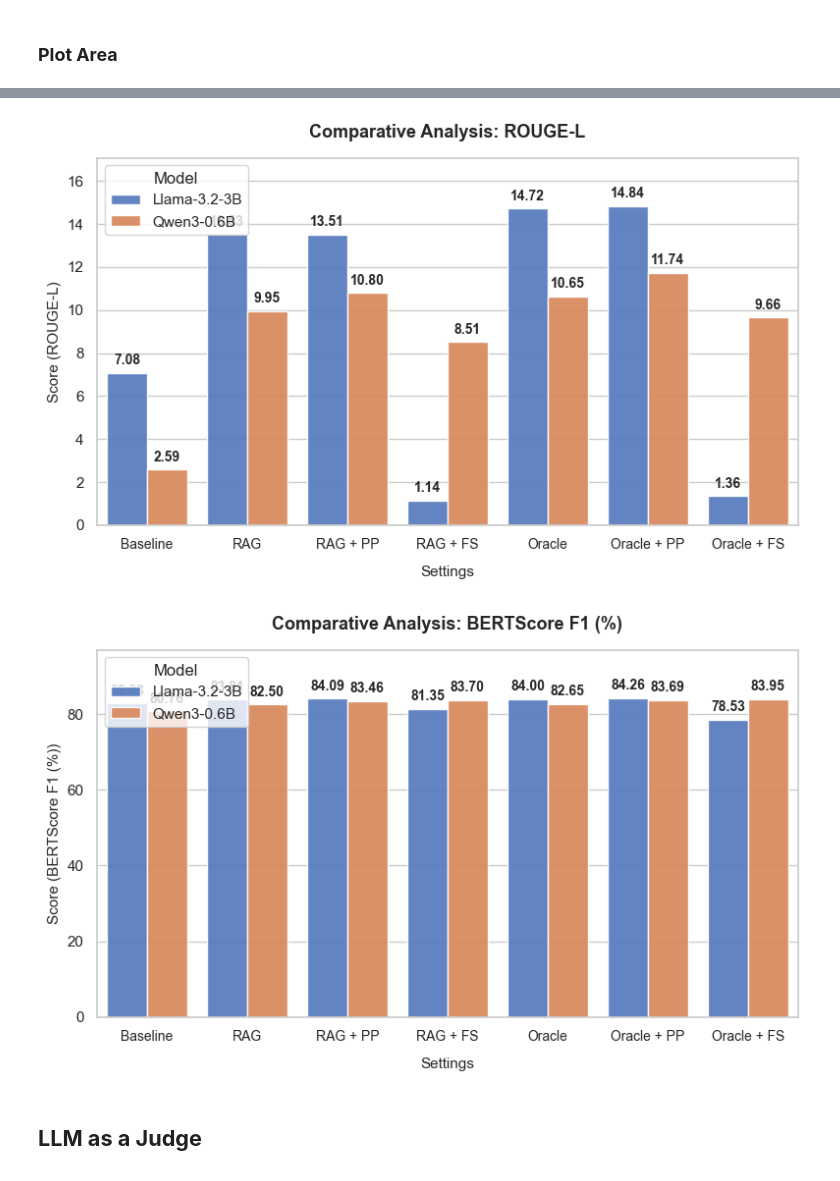
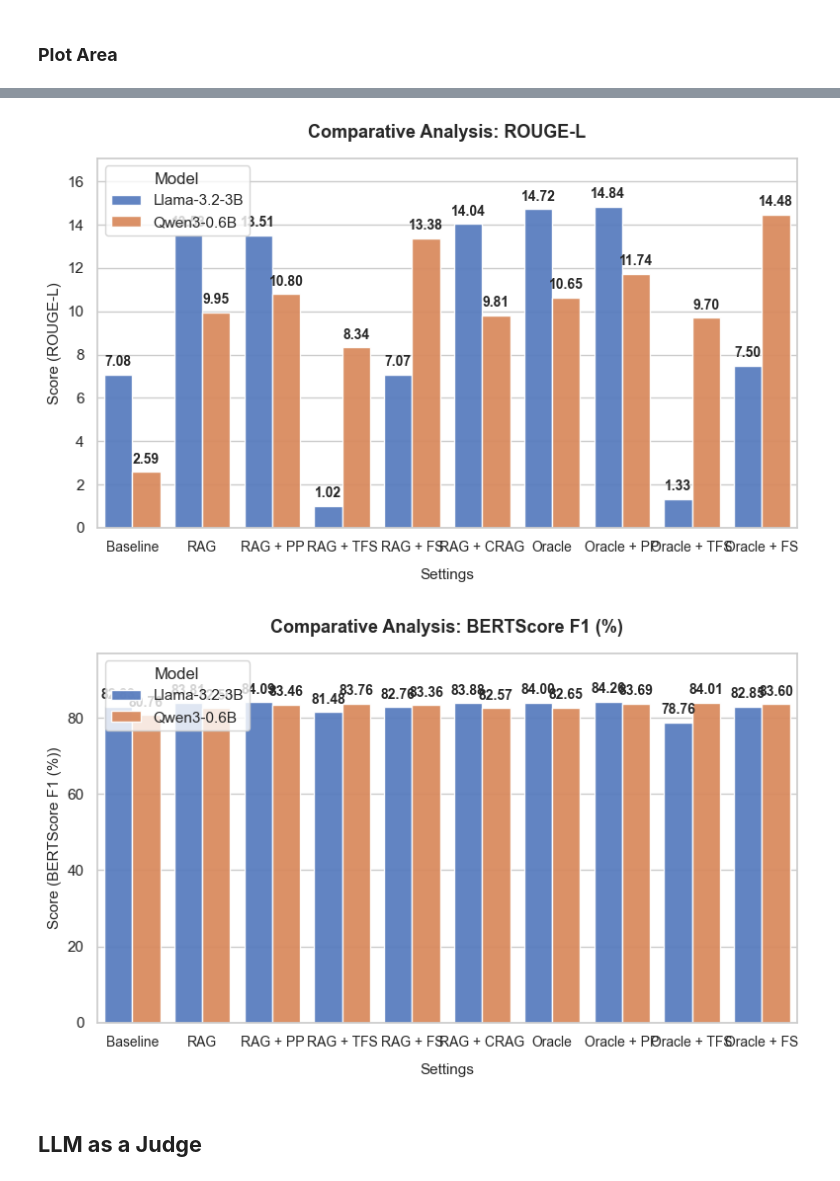
Before and after one commit to Matt12699/MNLP_Project_2026, a Jupyter notebook: HW2/augmented_generation.ipynb, the cells around one changed output, grey strips where cells are left out. Cells and saved outputs as stored; diff of their text form; code cells hidden in the pictures.

```diff
--- a/HW2/augmented_generation.ipynb
+++ b/HW2/augmented_generation.ipynb
@@ -905,13 +1177,26 @@ Llama_RAG_blind_answers_personalized = load_jsonl("hit_k_1_-all-blind-Llama-3.2-
 Llama_Oracle_test_answers_personalized = load_jsonl("hit_k_1_-all-test-Llama-3.2-3B-Instruct-oracle-personalized.jsonl", NO_REQUESTED_OUTPUTS_DIR if not kaggle else JSON_DIR)
 Llama_Oracle_blind_answers_personalized = load_jsonl("hit_k_1_-all-blind-Llama-3.2-3B-Instruct-oracle-personalized.jsonl", NO_REQUESTED_OUTPUTS_DIR if not kaggle else JSON_DIR)
 
-# Few-Shot prompting strategy
+# Train Few-Shot prompting strategy
 
 Llama_RAG_test_answers_train_few_shots = load_jsonl("hit_k_1_-all-test-Llama-3.2-3B-Instruct-train-few-shots.jsonl", OUTPUTS_DIR if not kaggle else JSON_DIR)
 Llama_RAG_blind_answers_train_few_shots = load_jsonl("hit_k_1_-all-blind-Llama-3.2-3B-Instruct-train-few-shots.jsonl", OUTPUTS_DIR if not kaggle else JSON_DIR)
 
 Llama_Oracle_test_answers_train_few_shots = load_jsonl("hit_k_1_-all-test-Llama-3.2-3B-Instruct-oracle-train-few-shots.jsonl", NO_REQUESTED_OUTPUTS_DIR if not kaggle else JSON_DIR)
 Llama_Oracle_blind_answers_train_few_shots = load_jsonl("hit_k_1_-all-blind-Llama-3.2-3B-Instruct-oracle-train-few-shots.jsonl", NO_REQUESTED_OUTPUTS_DIR if not kaggle else JSON_DIR)
+
+# Few-Shot prompting strategy
+
+Llama_RAG_test_answers_few_shots = load_jsonl("hit_k_1_-all-test-Llama-3.2-3B-Instruct-few-shots.jsonl", OUTPUTS_DIR if not kaggle else JSON_DIR)
+Llama_RAG_blind_answers_few_shots = load_jsonl("hit_k_1_-all-blind-Llama-3.2-3B-Instruct-few-shots.jsonl", OUTPUTS_DIR if not kaggle else JSON_DIR)
+
+Llama_Oracle_test_answers_few_shots = load_jsonl("hit_k_1_-all-test-Llama-3.2-3B-Instruct-oracle-few-shots.jsonl", NO_REQUESTED_OUTPUTS_DIR if not kaggle else JSON_DIR)
+Llama_Oracle_blind_answers_few_shots = load_jsonl("hit_k_1_-all-blind-Llama-3.2-3B-Instruct-oracle-few-shots.jsonl", NO_REQUESTED_OUTPUTS_DIR if not kaggle else JSON_DIR)
+
+# CRAG strategy
+
+Llama_RAG_test_answers_crag = load_jsonl("hit_k_1_-all-test-Llama-3.2-3B-Instruct-crag.jsonl", OUTPUTS_DIR if not kaggle else JSON_DIR)
+Llama_RAG_blind_answers_crag = load_jsonl("hit_k_1_-all-blind-Llama-3.2-3B-Instruct-crag.jsonl", OUTPUTS_DIR if not kaggle else JSON_DIR)
 
 # ==========================================
 # Reloading Qwen 0.6B (o 2.5)
@@ -937,13 +1222,26 @@ Qwen_RAG_blind_answers_personalized = load_jsonl("hit_k_1_-all-blind-Qwen3-0.6B-
 Qwen_Oracle_test_answers_personalized = load_jsonl("hit_k_1_-all-test-Qwen3-0.6B-oracle-personalized.jsonl", NO_REQUESTED_OUTPUTS_DIR if not kaggle else JSON_DIR)
 Qwen_Oracle_blind_answers_personalized = load_jsonl("hit_k_1_-all-blind-Qwen3-0.6B-oracle-personalized.jsonl", NO_REQUESTED_OUTPUTS_DIR if not kaggle else JSON_DIR)
 
-# Few-Shot prompting strategy
+# Train Few-Shot prompting strategy
 
 Qwen_RAG_test_answers_train_few_shots = load_jsonl("hit_k_1_-all-test-Qwen3-0.6B-train-few-shots.jsonl", OUTPUTS_DIR if not kaggle else JSON_DIR)
 Qwen_RAG_blind_answers_train_few_shots = load_jsonl("hit_k_1_-all-blind-Qwen3-0.6B-train-few-shots.jsonl", OUTPUTS_DIR if not kaggle else JSON_DIR)
 
 Qwen_Oracle_test_answers_train_few_shots = load_jsonl("hit_k_1_-all-test-Qwen3-0.6B-oracle-train-few-shots.jsonl", NO_REQUESTED_OUTPUTS_DIR if not kaggle else JSON_DIR)
 Qwen_Oracle_blind_answers_train_few_shots = load_jsonl("hit_k_1_-all-blind-Qwen3-0.6B-oracle-train-few-shots.jsonl", NO_REQUESTED_OUTPUTS_DIR if not kaggle else JSON_DIR)
+
+# Few-Shot prompting strategy
+
+Qwen_RAG_test_answers_few_shots = load_jsonl("hit_k_1_-all-test-Qwen3-0.6B-few-shots.jsonl", OUTPUTS_DIR if not kaggle else JSON_DIR)
+Qwen_RAG_blind_answers_few_shots = load_jsonl("hit_k_1_-all-blind-Qwen3-0.6B-few-shots.jsonl", OUTPUTS_DIR if not kaggle else JSON_DIR)
+
+Qwen_Oracle_test_answers_few_shots = load_jsonl("hit_k_1_-all-test-Qwen3-0.6B-oracle-few-shots.jsonl", NO_REQUESTED_OUTPUTS_DIR if not kaggle else JSON_DIR)
+Qwen_Oracle_blind_answers_few_shots = load_jsonl("hit_k_1_-all-blind-Qwen3-0.6B-oracle-few-shots.jsonl", NO_REQUESTED_OUTPUTS_DIR if not kaggle else JSON_DIR)
+
+# CRAG strategy
+
+Qwen_RAG_test_answers_crag = load_jsonl("hit_k_1_-all-test-Qwen3-0.6B-crag.jsonl", OUTPUTS_DIR if not kaggle else JSON_DIR)
+Qwen_RAG_blind_answers_crag = load_jsonl("hit_k_1_-all-blind-Qwen3-0.6B-crag.jsonl", OUTPUTS_DIR if not kaggle else JSON_DIR)
 # %% [output]
 Loading Llama results...
 ✅ File loaded successfully: C:/Users/djmat/Desktop/Magistrale - Engineering in CS and AI - Sapienza/Multilingual_Natural_Language_Processing/MNLP_Project_2026\no_requested_outputs\hit_k_1_-all-test-Ll ...
@@ -1085,6 +1383,9 @@ summary_data = [
     {"Model": "Llama-3.2-3B", "Setup": "Oracle + PP",   **evaluate_metrics(Llama_Oracle_test_answers_personalized, test)},
     {"Model": "Llama-3.2-3B", "Setup": "RAG + TFS",      **evaluate_metrics(Llama_RAG_test_answers_train_few_shots, test)},
     {"Model": "Llama-3.2-3B", "Setup": "Oracle + TFS",   **evaluate_metrics(Llama_Oracle_test_answers_train_few_shots, test)},
+    {"Model": "Llama-3.2-3B", "Setup": "RAG + FS",      **evaluate_metrics(Llama_RAG_test_answers_few_shots, test)},
+    {"Model": "Llama-3.2-3B", "Setup": "Oracle + FS",   **evaluate_metrics(Llama_Oracle_test_answers_few_shots, test)},
+    {"Model": "Llama-3.2-3B", "Setup": "RAG + CRAG",      **evaluate_metrics(Llama_RAG_test_answers_crag, test)},
 
     {"Model": "Qwen3-0.6B",   "Setup": "Baseline", **evaluate_metrics(Qwen_baseline_test_answers, test)},
     {"Model": "Qwen3-0.6B",   "Setup": "RAG",      **evaluate_metrics(Qwen_RAG_test_answers, test)},
@@ -1092,7 +1393,10 @@ summary_data = [
     {"Model": "Qwen3-0.6B",   "Setup": "RAG + PP",      **evaluate_metrics(Qwen_RAG_test_answers_personalized, test)},
     {"Model": "Qwen3-0.6B",   "Setup": "Oracle + PP",   **evaluate_metrics(Qwen_Oracle_test_answers_personalized, test)},
     {"Model": "Qwen3-0.6B",   "Setup": "RAG + TFS",      **evaluate_metrics(Qwen_RAG_test_answers_train_few_shots, test)},
-    {"Model": "Qwen3-0.6B",   "Setup": "Oracle + TFS",   **evaluate_metrics(Qwen_Oracle_test_answers_train_few_shots, test)}
+    {"Model": "Qwen3-0.6B",   "Setup": "Oracle + TFS",   **evaluate_metrics(Qwen_Oracle_test_answers_train_few_shots, test)},
+    {"Model": "Qwen3-0.6B",   "Setup": "RAG + FS",      **evaluate_metrics(Qwen_RAG_test_answers_few_shots, test)},
+    {"Model": "Qwen3-0.6B",   "Setup": "Oracle + FS",   **evaluate_metrics(Qwen_Oracle_test_answers_few_shots, test)},
+    {"Model": "Qwen3-0.6B",   "Setup": "RAG + CRAG",      **evaluate_metrics(Qwen_RAG_test_answers_crag, test)}
 ]
 
 # Format and display the table
@@ -1142,15 +1448,18 @@ setup_order = [
     "RAG",
     "RAG + PP",
     "RAG + TFS",
+    "RAG + FS",
+    "RAG + CRAG",
     "Oracle",
     "Oracle + PP",
-    "Oracle + TFS"
+    "Oracle + TFS",
+    "Oracle + FS"
 ]
 
 for metric in metrics:
 
 
-    fig, ax = plt.subplots(figsize=(8, 5))
+    fig, ax = plt.subplots(figsize=(12, 5.5))
 
     sns.barplot(
         data=df_results,
@@ -1194,5 +1503,5 @@ for metric in metrics:
-[figure, old version]
+[figure, new version]
-[figure, old version]
+[figure, new version]
 # %% [markdown]
 ## **LLM as a Judge**
 # %% [markdown]
```
Also changed, not shown: parts of 25 cells of this notebook.
